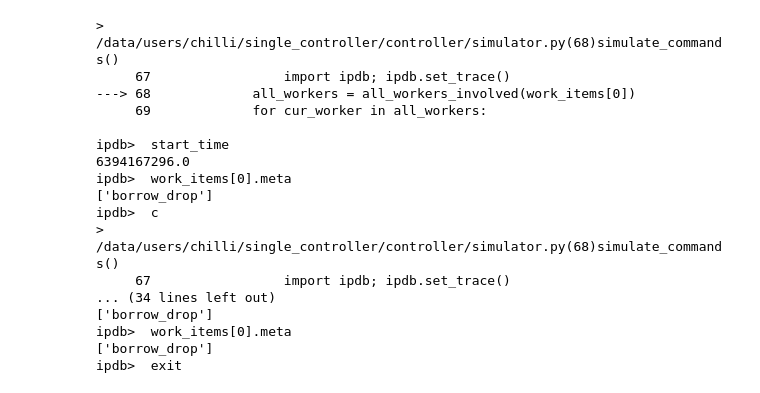
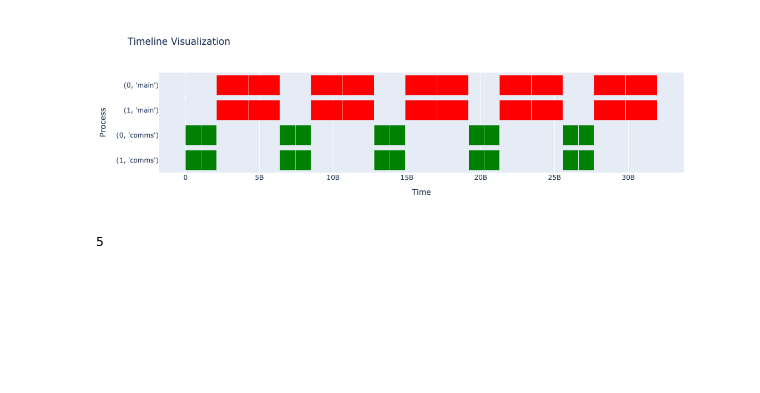
Before and after one commit to zdevito/single_controller, a Jupyter notebook: hyperion/fsdp_demo.ipynb, the cells around one changed output. Drawn from its saved outputs; the diff is of its cells as text; code cells hidden in the pictures; blank space fills up the shorter version.

```diff
--- a/hyperion/fsdp_demo.ipynb
+++ b/hyperion/fsdp_demo.ipynb
@@ -78,24 +83,8 @@ pass
 # %%
+run_fsdp_with_delay(num_layers=5, fsdp_buffer_size=0)
 from controller.simulator import simulate_commands, chrome_events, visualize_events, analyze_events
 events = simulate_commands(device_mesh.ctrl.backend.worker_commands)
-# print(device_mesh.ctrl.backend.worker_commands)
 visualize_events(events)
-# analyze_events(events)
 # %% [output]
+[figure, added]
-> /data/users/chilli/single_controller/controller/simulator.py(68)simulate_commands()
-     67                 import ipdb; ipdb.set_trace()
----> 68             all_workers = all_workers_involved(work_items[0])
-     69             for cur_worker in all_workers:
-
-ipdb>  start_time
-6394167296.0
-ipdb>  work_items[0].meta
-['borrow_drop']
-ipdb>  c
-> /data/users/chilli/single_controller/controller/simulator.py(68)simulate_commands()
-     67                 import ipdb; ipdb.set_trace()
-... (34 lines left out)
-['borrow_drop']
-ipdb>  work_items[0].meta
-['borrow_drop']
-ipdb>  exit
+5
```
Also changed, not shown: parts of 7 cells of this notebook, 1 other file.
